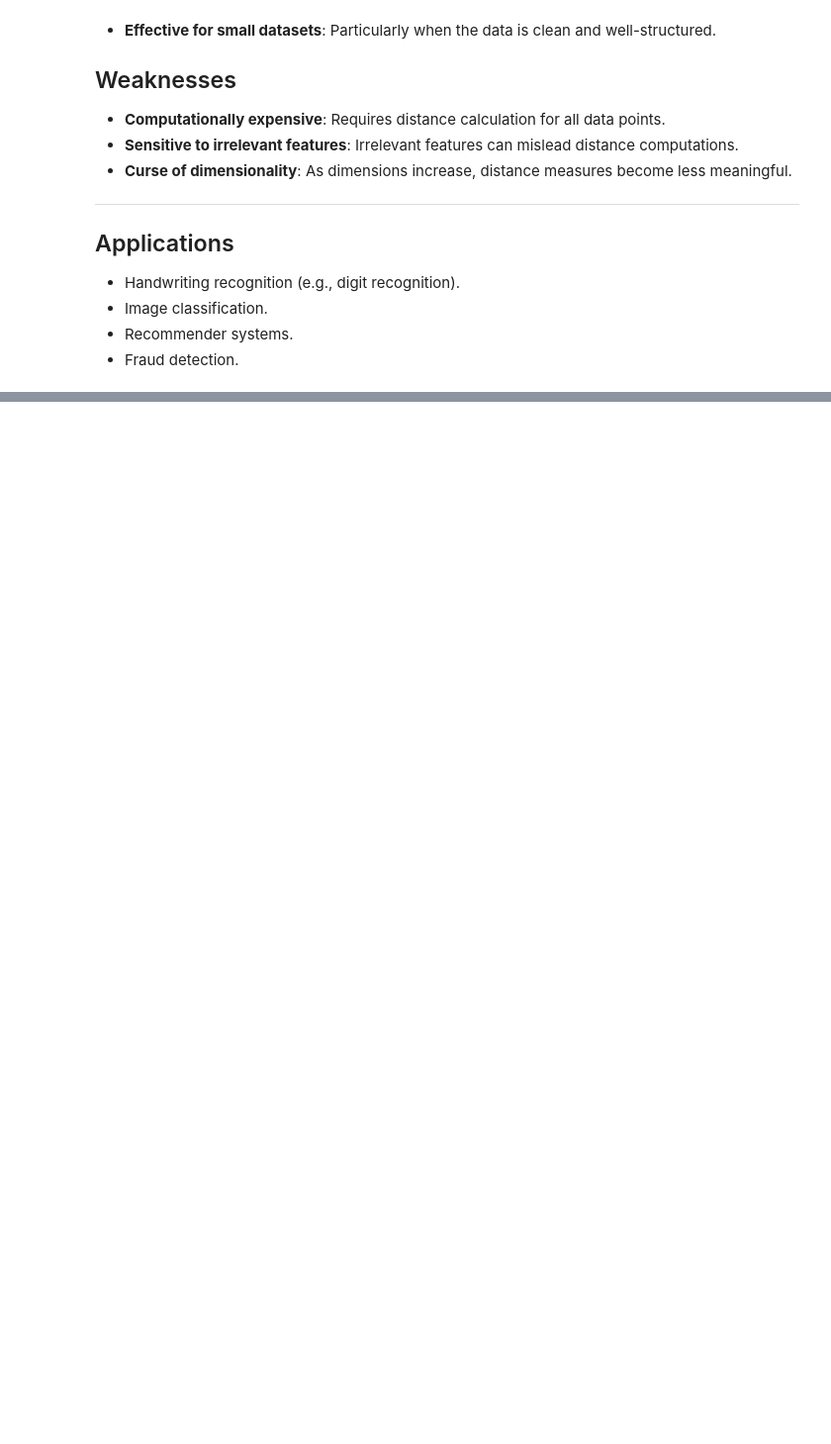
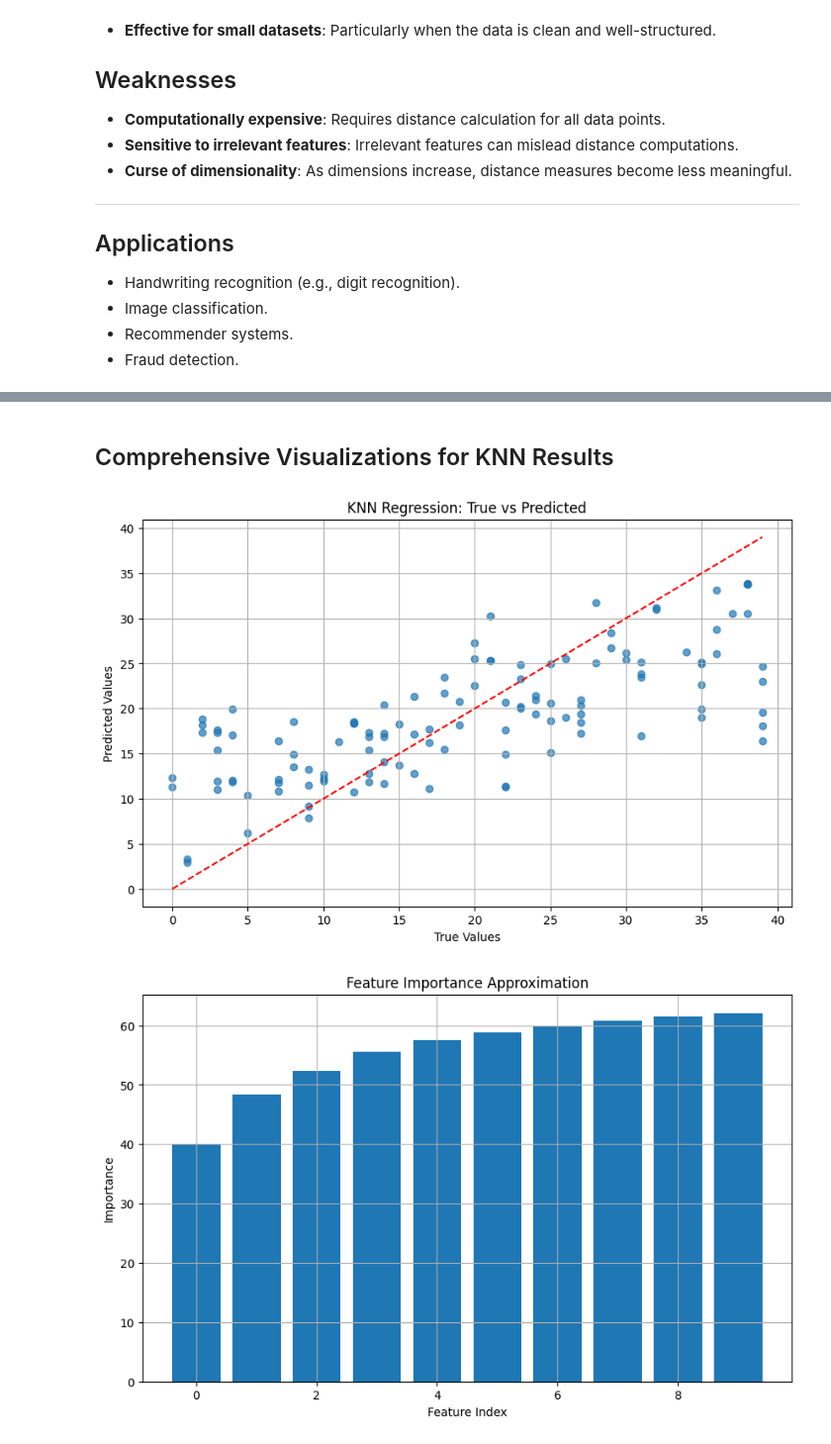
Before and after one commit to NanayawBawiah/FinalProject, a Jupyter notebook: supervised/KNearestNeighbours/KNN.ipynb, the cells around one changed output, grey strips where cells are left out. Shown at 99% size. Saved outputs shown, nothing was run; the diff lists cells and outputs as text; code cells hidden in the pictures; blank space fills up the shorter version.

```diff
--- a/supervised/KNearestNeighbours/KNN.ipynb
+++ b/supervised/KNearestNeighbours/KNN.ipynb
@@ -245,0 +193,25 @@ R² Score: 0.6862
+# %% [markdown]
+## Comprehensive Visualizations for KNN Results
+# %%
+# Regression: True vs Predicted
+plt.figure(figsize=(10, 6))
+plt.scatter(y_test, y_pred_regression, alpha=0.7)
+plt.plot([min(y_test), max(y_test)], [min(y_test), max(y_test)], 'r--')
+plt.title("KNN Regression: True vs Predicted")
+plt.xlabel("True Values")
+plt.ylabel("Predicted Values")
+plt.grid()
+plt.show()
+
+# Feature Importance (Approximation via scaling weights)
+feature_importance = np.mean(np.abs(knn_regressor.kneighbors(X_test_scaled, return_distance=True)[0]), axis=0)
+plt.figure(figsize=(10, 6))
+plt.bar(range(len(feature_importance)), feature_importance)
+plt.title("Feature Importance Approximation")
+plt.xlabel("Feature Index")
+plt.ylabel("Importance")
+plt.grid()
+plt.show()
+# %% [output]
+[figure, added]
+[figure, added]
```
Also changed, not shown: parts of 11 cells of this notebook, 1 other file.
